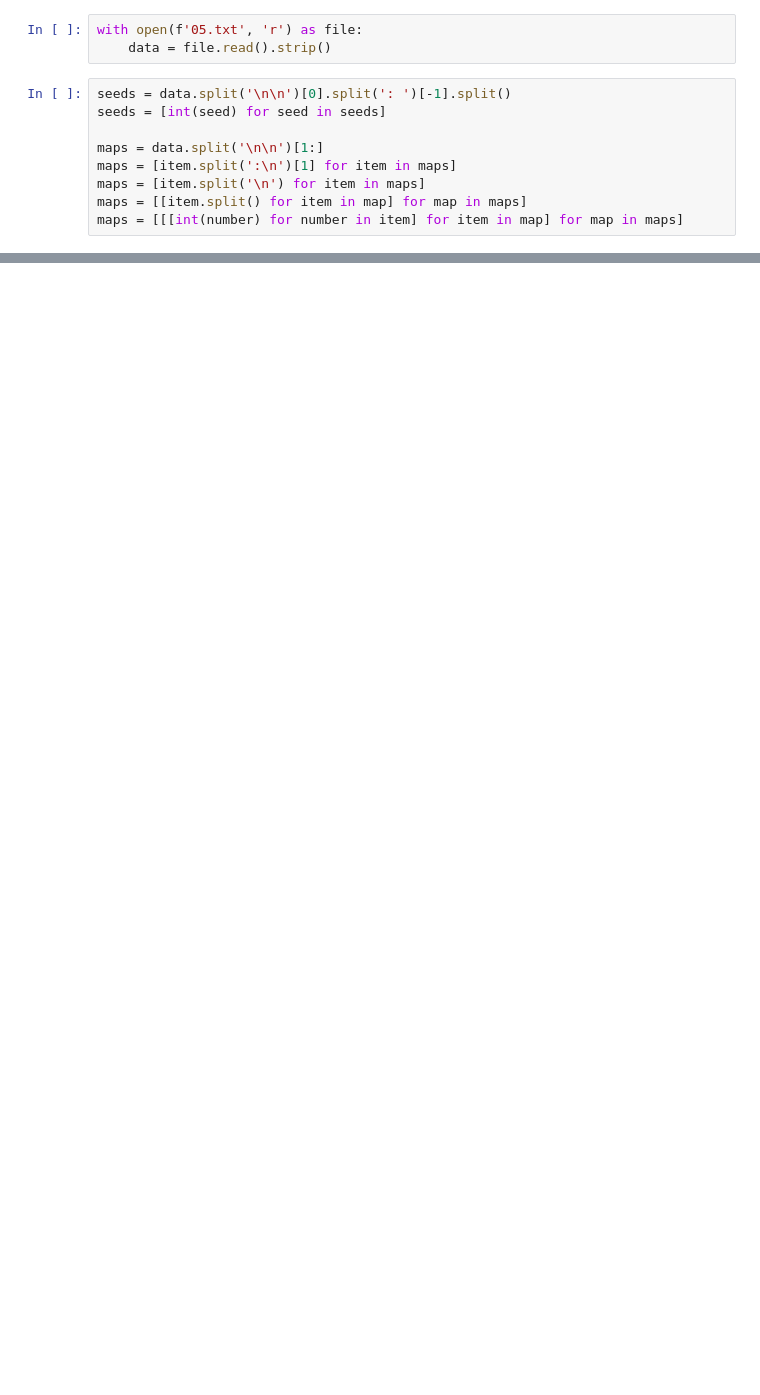
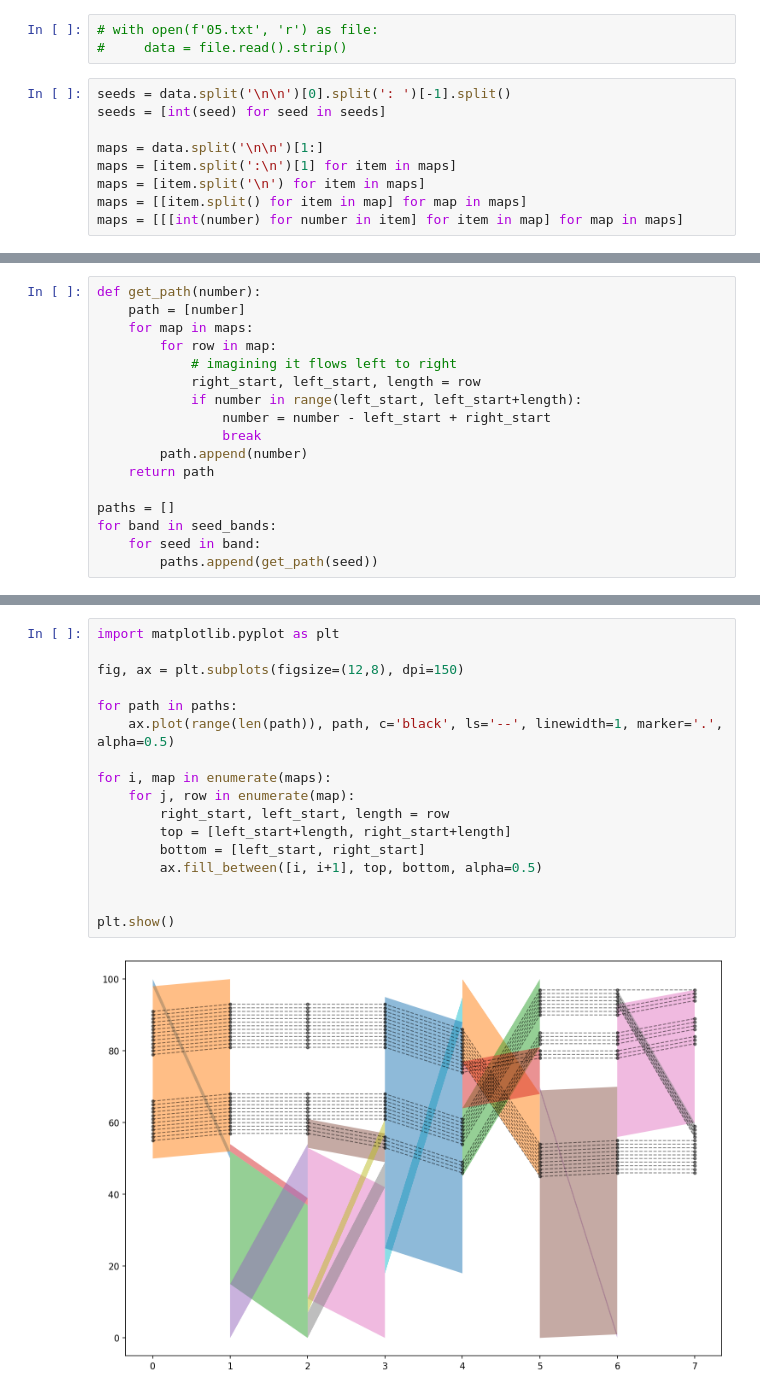
Before and after one commit to fradiniccolo/advent-of-code, a Jupyter notebook: 2023/05.ipynb, the cells around one changed output, grey strips where cells are left out. Drawn from its saved outputs; the diff is of its cells as text; blank space fills up the shorter version.

```diff
--- a/2023/05.ipynb
+++ b/2023/05.ipynb
@@ -1,6 +35,6 @@
 # %%
-with open(f'05.txt', 'r') as file:
-    data = file.read().strip()
+# with open(f'05.txt', 'r') as file:
+#     data = file.read().strip()
 # %%
 seeds = data.split('\n\n')[0].split(': ')[-1].split()
 seeds = [int(seed) for seed in seeds]
@@ -78,0 +112,17 @@ min_lowest_location
+# %%
+def get_path(number):
+    path = [number]
+    for map in maps:
+        for row in map:
+            # imagining it flows left to right
+            right_start, left_start, length = row
+            if number in range(left_start, left_start+length):
+                number = number - left_start + right_start
+                break
+        path.append(number)
+    return path
+
+paths = []
+for band in seed_bands:
+    for seed in band:
+        paths.append(get_path(seed))
@@ -79 +133,20 @@ min_lowest_location
+# %%
+import matplotlib.pyplot as plt
+
+fig, ax = plt.subplots(figsize=(12,8), dpi=150)
+
+for path in paths:
+    ax.plot(range(len(path)), path, c='black', ls='--', linewidth=1, marker='.', alpha=0.5)
+
+for i, map in enumerate(maps):
+    for j, row in enumerate(map):
+        right_start, left_start, length = row
+        top = [left_start+length, right_start+length]
+        bottom = [left_start, right_start]
+        ax.fill_between([i, i+1], top, bottom, alpha=0.5)
+
+
+plt.show()
+# %% [output]
+[figure, added]
 # %%
```
Also changed, not shown: parts of 10 cells of this notebook.
